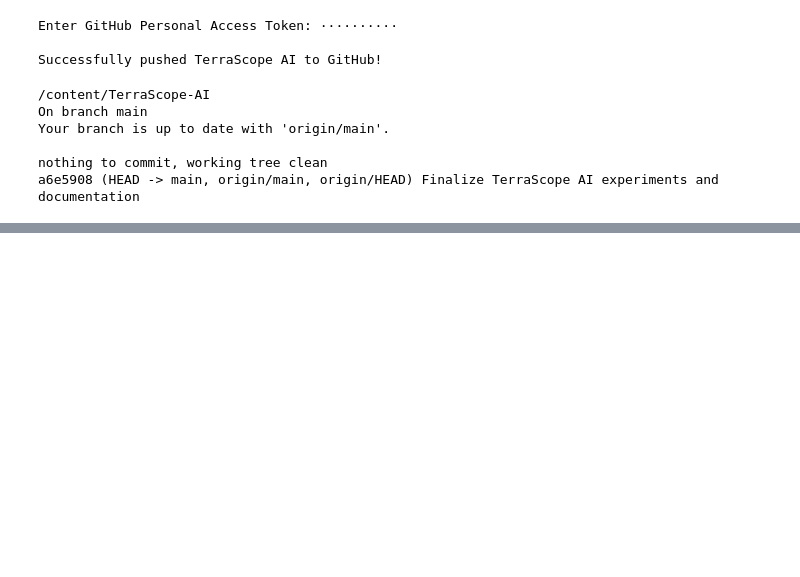
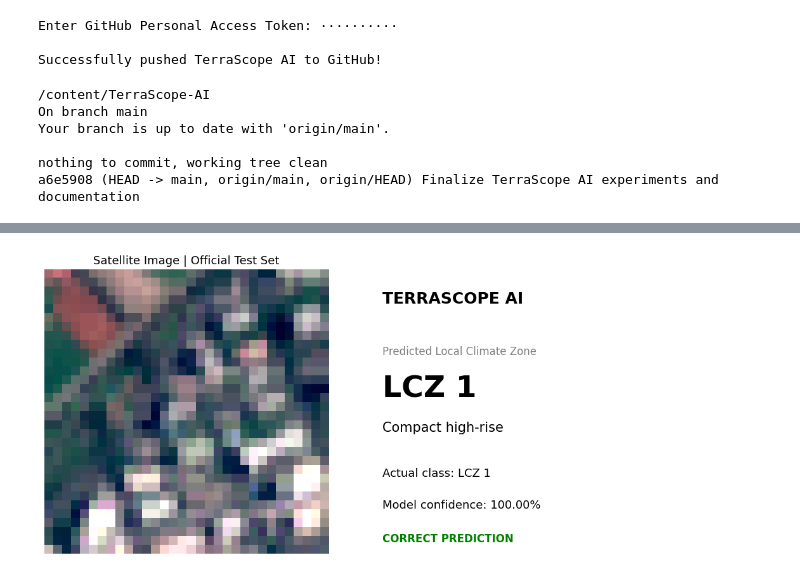
Before and after one commit to Vansh-Singhal-12/TerraScope-AI, a Jupyter notebook: notebooks/exploration.ipynb, the cells around one changed output, grey strips where cells are left out. Cells and saved outputs as stored; diff of their text form; code cells hidden in the pictures; blank space fills up the shorter version.

```diff
--- a/notebooks/exploration.ipynb
+++ b/notebooks/exploration.ipynb
@@ -15663,0 +16022,85 @@ a6e5908 (HEAD -> main, origin/main, origin/HEAD) Finalize TerraScope AI experime
+# %%
+import matplotlib.pyplot as plt
+import numpy as np
+
+# Enhance the image for display only
+def enhance_for_display(image):
+    image = image.astype(np.float32)
+
+    low = np.percentile(image, 2)
+    high = np.percentile(image, 98)
+
+    if high <= low:
+        return np.zeros_like(image)
+
+    image = np.clip((image - low) / (high - low), 0, 1)
+    return image ** 0.75
+
+display_image = enhance_for_display(raw_image)
+
+fig = plt.figure(figsize=(12, 5))
+gs = fig.add_gridspec(1, 2, width_ratios=[1, 1.2])
+
+# Satellite image
+ax1 = fig.add_subplot(gs[0, 0])
+ax1.imshow(display_image)
+ax1.set_title("Satellite Image | Official Test Set", fontsize=13)
+ax1.axis("off")
+
+# Prediction results
+ax2 = fig.add_subplot(gs[0, 1])
+ax2.axis("off")
+
+status = "CORRECT PREDICTION" if predicted_label == true_label else "INCORRECT PREDICTION"
+
+ax2.text(
+    0.05, 0.88, "TERRASCOPE AI",
+    fontsize=18, weight="bold",
+    transform=ax2.transAxes
+)
+
+ax2.text(
+    0.05, 0.70, "Predicted Local Climate Zone",
+    fontsize=12, color="gray",
+    transform=ax2.transAxes
+)
+
+ax2.text(
+    0.05, 0.55,
+    f"LCZ {predicted_label + 1}",
+    fontsize=34, weight="bold",
+    transform=ax2.transAxes
+)
+
+ax2.text(
+    0.05, 0.43,
+    CLASS_NAMES[predicted_label],
+    fontsize=15,
+    transform=ax2.transAxes
+)
+
+ax2.text(
+    0.05, 0.27,
+    f"Actual class: LCZ {true_label + 1}",
+    fontsize=13,
+    transform=ax2.transAxes
+)
+
+ax2.text(
+    0.05, 0.16,
+    f"Model confidence: {confidence:.2%}",
+    fontsize=13,
+    transform=ax2.transAxes
+)
+
+ax2.text(
+    0.05, 0.04, status,
+    fontsize=12, weight="bold",
+    color="green" if predicted_label == true_label else "red",
+    transform=ax2.transAxes
+)
+
+plt.tight_layout()
+plt.show()
+# %% [output]
+[figure, added]
```
Also changed, not shown: parts of 7 cells of this notebook.
